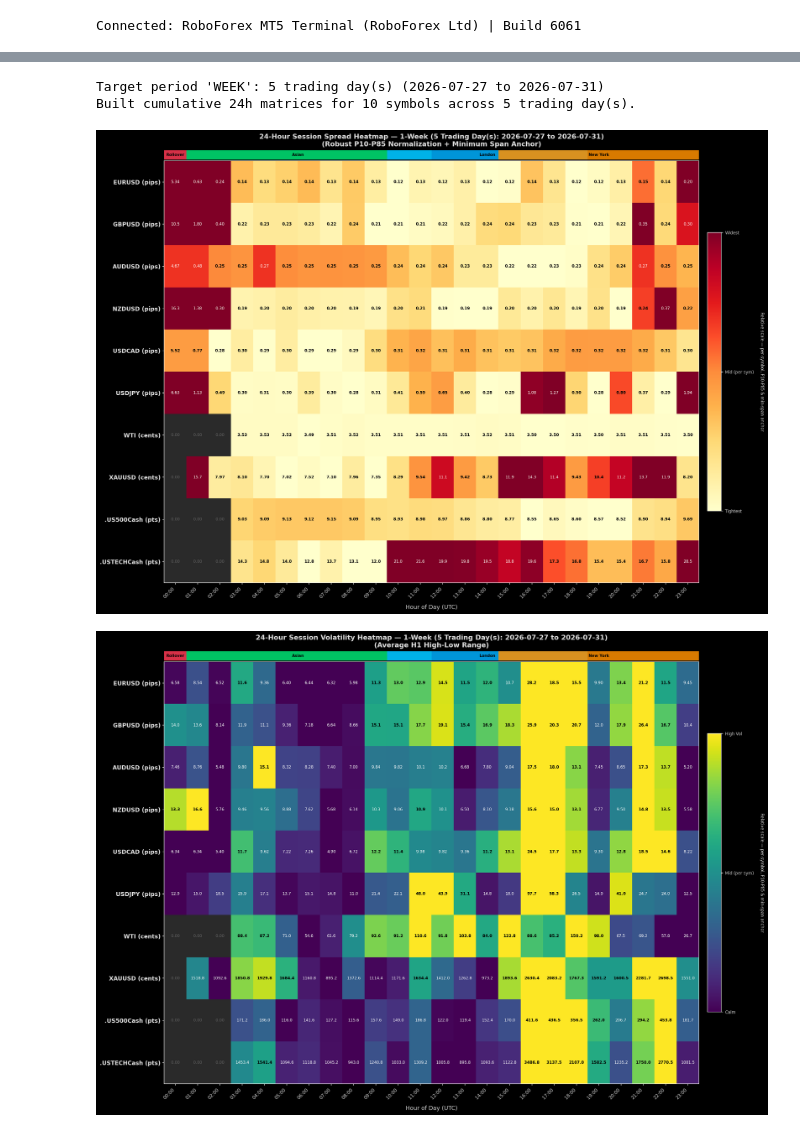
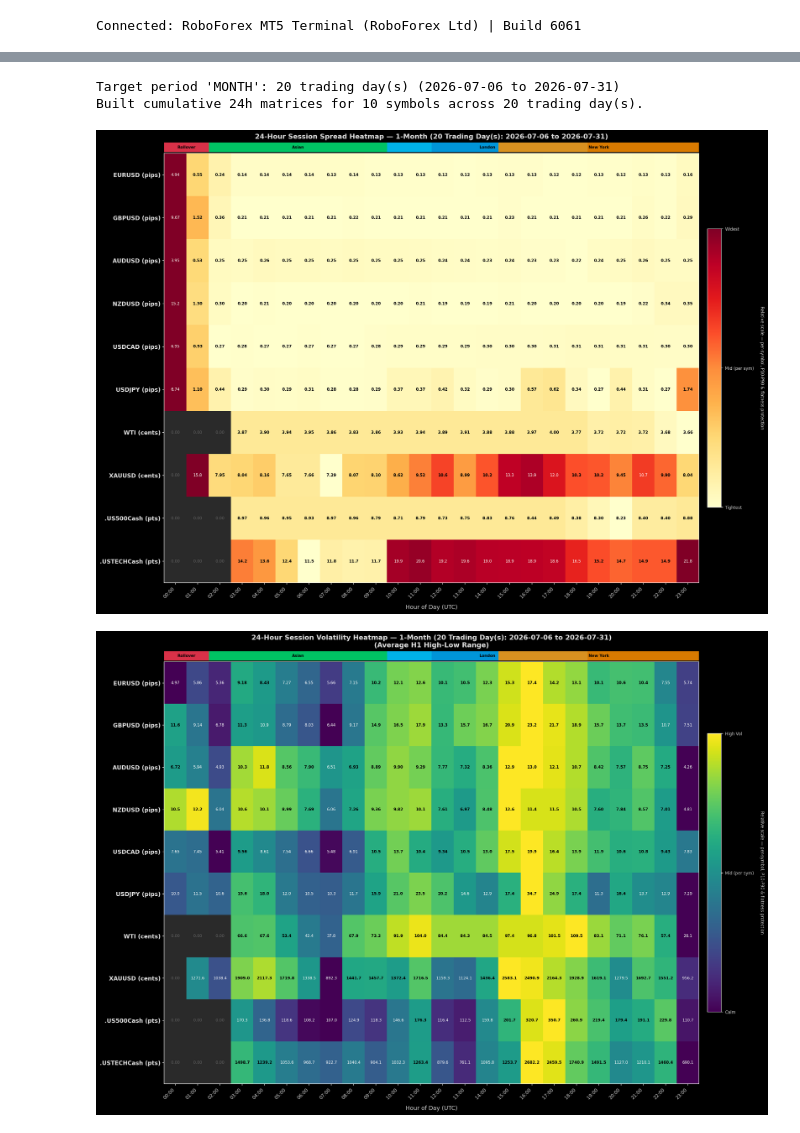
Before and after one commit to ArtemVeremienko/mt5kit, a Jupyter notebook: session_liquidity_volatility_heatmap.ipynb, the cells around one changed output, grey strips where cells are left out. Cells and saved outputs as stored; diff of their text form; code cells hidden in the pictures.

```diff
--- a/session_liquidity_volatility_heatmap.ipynb
+++ b/session_liquidity_volatility_heatmap.ipynb
@@ -55,7 +55,7 @@ PERIODS = {
 }
 
 # User Selection: Set to "day", "week", or "month"
-PERIOD = "week"
+PERIOD = "month"
 
 # Explicit Binding & Validation
 if PERIOD not in PERIODS:
@@ -69,7 +69,7 @@ SESSION_BANDS = [
     (0,  12,  "Asian",    "#00E676"),
     (10,  19, "London",   "#00B0FF"),
     (15, 24, "New York", "#FF9100"),
-    (0, 1, "Rollover", "#FF1744"),
+    (0, 2, "Rollover", "#FF1744"),
 ]
 print(f"Period set to: '{PERIOD.upper()}' ({N_TRADING_DAYS} trading day(s)) | Symbols: {SYMBOLS}")
 # %% [output]
@@ -233,12 +235,12 @@ def build_24h_cumulative_matrices(symbols, n_days=5):
 
 days, df_spread, df_vol, df_volm = build_24h_cumulative_matrices(SYMBOLS, N_TRADING_DAYS)
 # %% [output]
-Target period 'WEEK': 5 trading day(s) (2026-07-27 to 2026-07-31)
-Built cumulative 24h matrices for 10 symbols across 5 trading day(s).
+Target period 'MONTH': 20 trading day(s) (2026-07-06 to 2026-07-31)
+Built cumulative 24h matrices for 10 symbols across 20 trading day(s).
 # %%
 # 1. Cumulative Spread Heatmap
 raw_sp  = df_spread.values.T
-norm_sp = row_normalize_robust(raw_sp, min_span_pct=0.20)
+norm_sp = row_normalize_robust(raw_sp)
 period_label = f"1-{PERIOD.title()}"
 date_range_str = f"{days[0]}" if len(days) == 1 else f"{days[0]} to {days[-1]}"
 period_title = f"{period_label} ({len(days)} Trading Day(s): {date_range_str})"
@@ -246,24 +248,24 @@ period_title = f"{period_label} ({len(days)} Trading Day(s): {date_range_str})"
 draw_heatmap(
     raw_sp, norm_sp, df_spread.columns, "YlOrRd",
     "Tightest", "Widest",
-    f"24-Hour Session Spread Heatmap — {period_title}\n(Robust P10-P85 Normalization + Minimum Span Anchor)",
+    f"24-Hour Session Spread Heatmap — {period_title}",
     lambda x: f"{x:.2f}" if x < 10 else f"{x:.1f}"
 )
 # %% [output]
-[figure, old version]
+[figure, new version]
 # %%
 # 2. Cumulative Volatility Heatmap
 raw_v  = df_vol.values.T
-norm_v = row_normalize_robust(raw_v, min_span_pct=0.20)
+norm_v = row_normalize_robust(raw_v)
 
 draw_heatmap(
     raw_v, norm_v, df_vol.columns, "viridis",
     "Calm", "High Vol",
     f"24-Hour Session Volatility Heatmap — {period_title}\n(Average H1 High-Low Range)",
     lambda x: f"{x:.2f}" if x < 10 else f"{x:.1f}"
 )
 # %% [output]
-[figure, old version]
+[figure, new version]
 # %%
 # 3. Cumulative Efficiency Heatmap (Volatility / Spread Ratio)
 raw_eff = raw_v / np.maximum(raw_sp, 1e-6)
```
Also changed, not shown: parts of 6 cells of this notebook, 2 other files.
